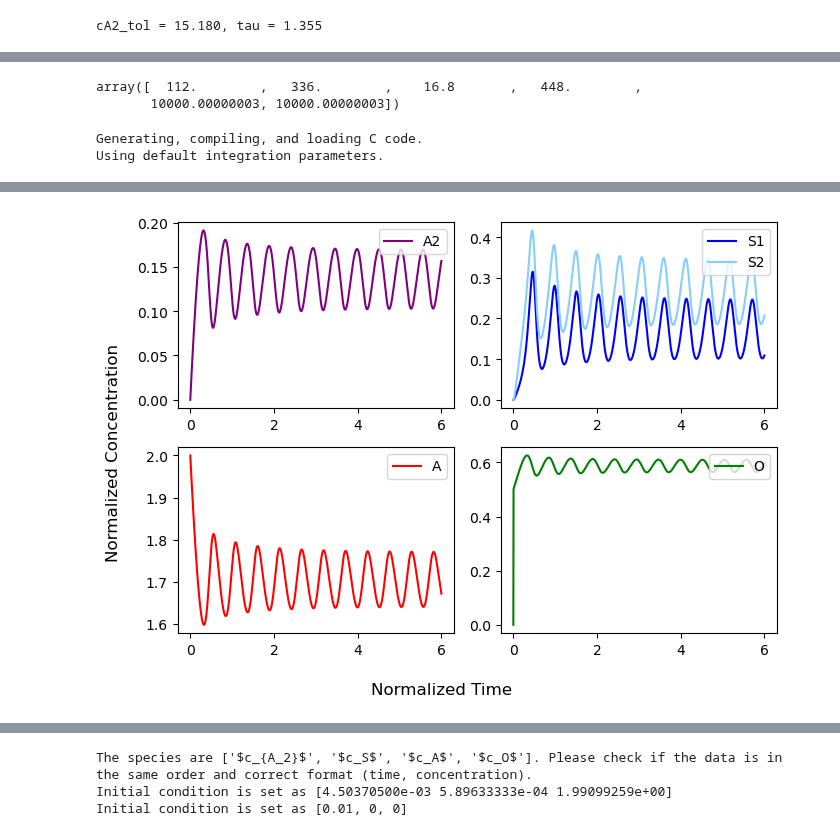
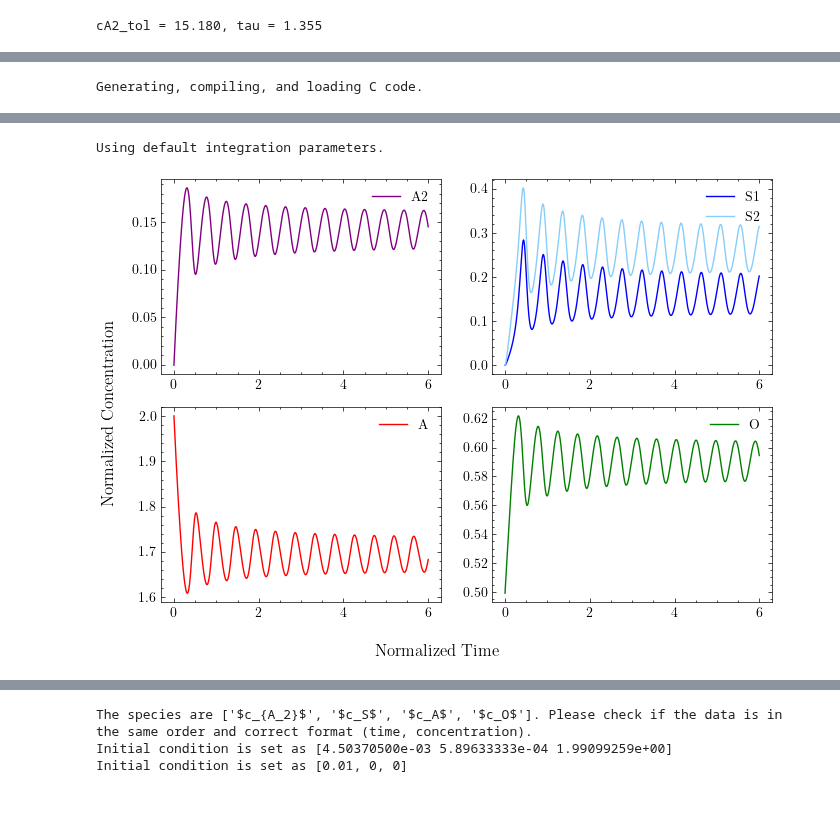
Before and after one commit to Zhiheng419/Chemical_Oscillation_Model, a Jupyter notebook: two_thiols.ipynb, the cells around one changed output, grey strips where cells are left out. Drawn from its saved outputs; the diff is of its cells as text; code cells hidden in the pictures; blank space fills up the shorter version.

Commit message:
Plot for publication 110825

```diff
--- a/two_thiols.ipynb
+++ b/two_thiols.ipynb
@@ -5,6 +5,10 @@ import scipy as sp
 from osc_toolkit import *
 from models import *
 from jitcdde import y, t, jitcdde
+# %%
+import scienceplots
+
+plt.style.use('science')
 # %%
 class mixed_delayed_oscillation(delayed_oscillation):
     def __init__(self, model, delays, params1, params2, consts1, consts2, init_cond):
@@ -161,15 +165,9 @@ Using default integration parameters.
-# %%
-np.array([ 10,  30,   1.5,  40, 892.85714286, 892.85714286])*11.2
-# %% [output]
-array([  112.        ,   336.        ,    16.8       ,   448.        ,
-       10000.00000003, 10000.00000003])
 # %%
 params1 = [ 300,  60,   3,  50      , 892.85714286, 892.85714286]
 params2 = [ 10,  30,   1.5,  40, 892.85714286, 892.85714286]
-delay = [0.03, 0.03]
+delay = [0.02, 0.02]
 init_cond = [0, 0, 0, 0, 0, 0]
 mixed_8292 = mixed_delayed_oscillation(delayed_full_two_thiols, delay, params1, params2, consts1, consts2, init_cond)
 fig_mix, axes_mix = mixed_8292.plot(t=6, acc=200)
 # %% [output]
 Generating, compiling, and loading C code.
-Using default integration parameters.
@@ -176,4 +176,5 @@ Using default integration parameters.
+Using default integration parameters.
-[figure, old version]
+[figure, new version]
 # %%
 df_mix89LM = pd.read_csv(r'Data_sets/C82+C92_osc_LM.csv')
 # %%
```
Also changed, not shown: parts of 5 cells of this notebook, 27 other files.
